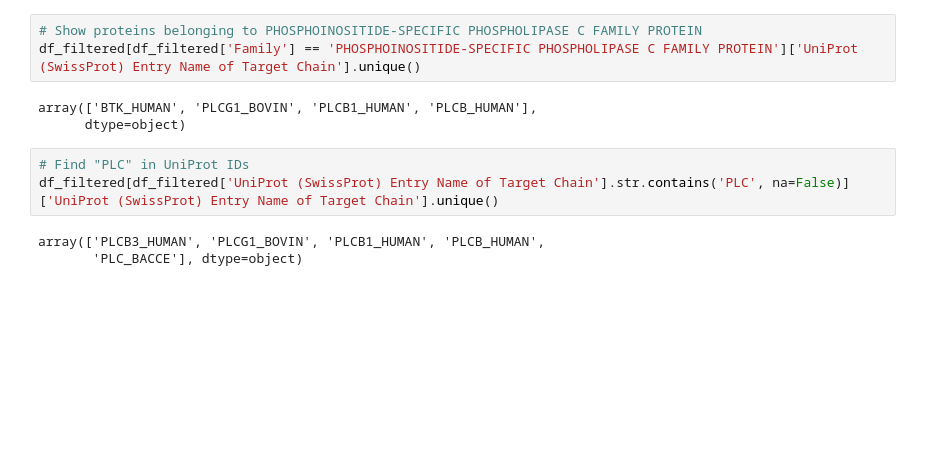
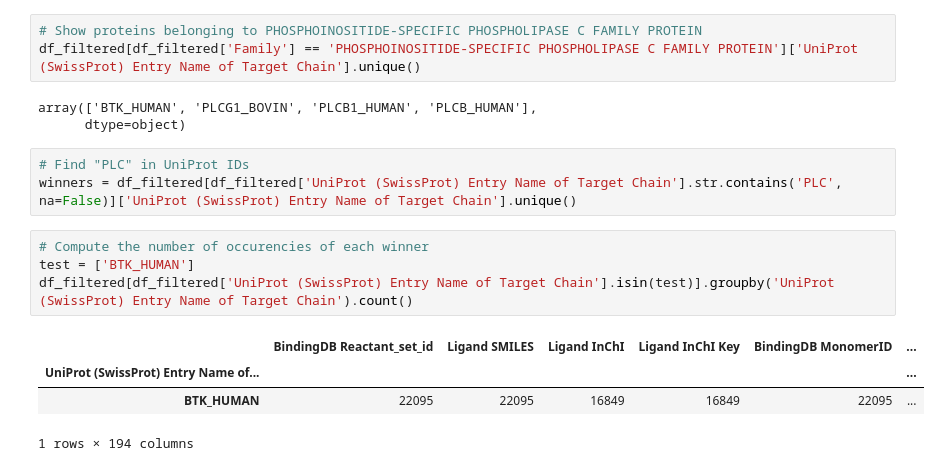
Before and after one commit to epfl-ada/ada-2024-project-laambada, a Jupyter notebook: family.ipynb, the cells around one changed output. Cells and saved outputs as stored; diff of their text form; blank space fills up the shorter version.

```diff
--- a/family.ipynb
+++ b/family.ipynb
@@ -116,7 +186,13 @@ array(['BTK_HUMAN', 'PLCG1_BOVIN', 'PLCB1_HUMAN', 'PLCB_HUMAN'],
       dtype=object)
 # %%
 # Find "PLC" in UniProt IDs
-df_filtered[df_filtered['UniProt (SwissProt) Entry Name of Target Chain'].str.contains('PLC', na=False)]['UniProt (SwissProt) Entry Name of Target Chain'].unique()
+winners = df_filtered[df_filtered['UniProt (SwissProt) Entry Name of Target Chain'].str.contains('PLC', na=False)]['UniProt (SwissProt) Entry Name of Target Chain'].unique()
-# %% [output]
-array(['PLCB3_HUMAN', 'PLCG1_BOVIN', 'PLCB1_HUMAN', 'PLCB_HUMAN',
-       'PLC_BACCE'], dtype=object)
+# %%
+# Compute the number of occurencies of each winner
+test = ['BTK_HUMAN']
+df_filtered[df_filtered['UniProt (SwissProt) Entry Name of Target Chain'].isin(test)].groupby('UniProt (SwissProt) Entry Name of Target Chain').count()
+# %% [output]
+|  | BindingDB Reactant_set_id | Ligand SMILES | Ligand InChI | Ligand InChI Key | BindingDB MonomerID | ... |
+| UniProt (SwissProt) Entry Name of... |  |  |  |  |  | ... |
+| BTK_HUMAN | 22095 | 22095 | 16849 | 16849 | 22095 | ... |
+1 rows × 194 columns
```
Also changed, not shown: parts of 14 cells of this notebook, 1 other file.
